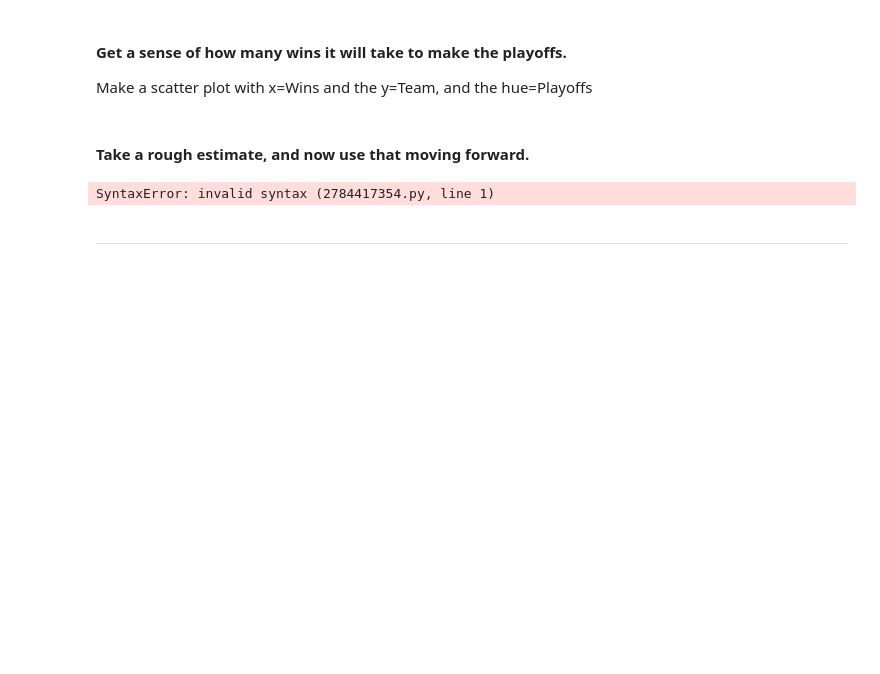
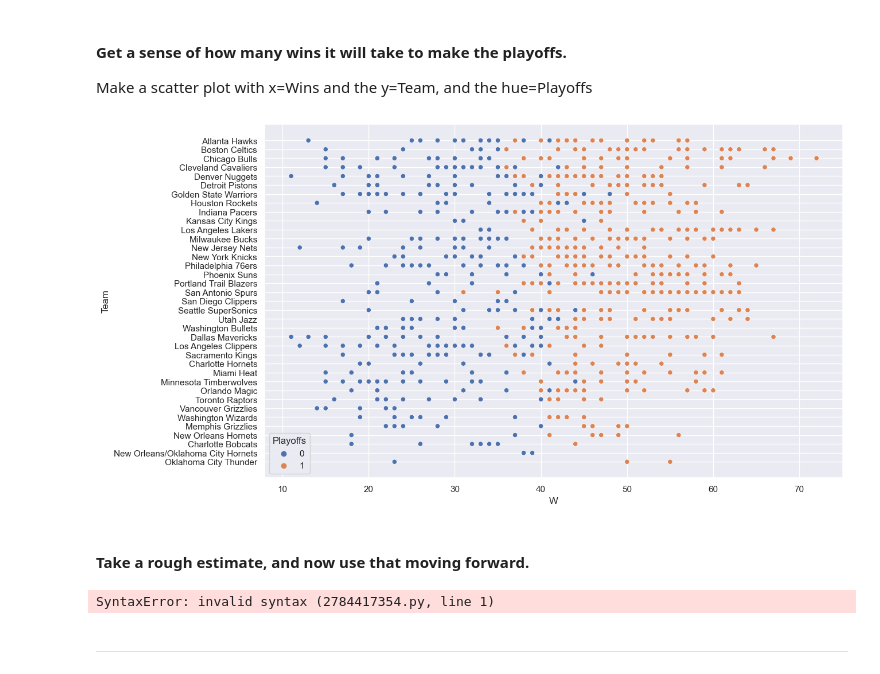
Before and after one commit to Sulaiman-Dem/2023-fall-data-science-fridays, a Jupyter notebook: Week-06-Regression/SDZExercise.ipynb, the cells around one changed output. Cells and saved outputs as stored; diff of their text form; code cells hidden in the pictures; blank space fills up the shorter version.

```diff
--- a/Week-06-Regression/SDZExercise.ipynb
+++ b/Week-06-Regression/SDZExercise.ipynb
@@ -156,6 +159,12 @@ TOV
 # %% [markdown]
 #### Get a sense of how many wins it will take to make the playoffs.
 Make a scatter plot with x=Wins and the y=Team, and the hue=Playoffs
+# %%
+sns.set()
+plt.figure(figsize=(13, 8))
+ax = sns.scatterplot(df, x='W', y='Team', hue='Playoffs')
+# %% [output]
+[figure, added]
 # %% [markdown]
 #### Take a rough estimate, and now use that moving forward.
 # %%
```
Also changed, not shown: parts of 4 cells of this notebook.
